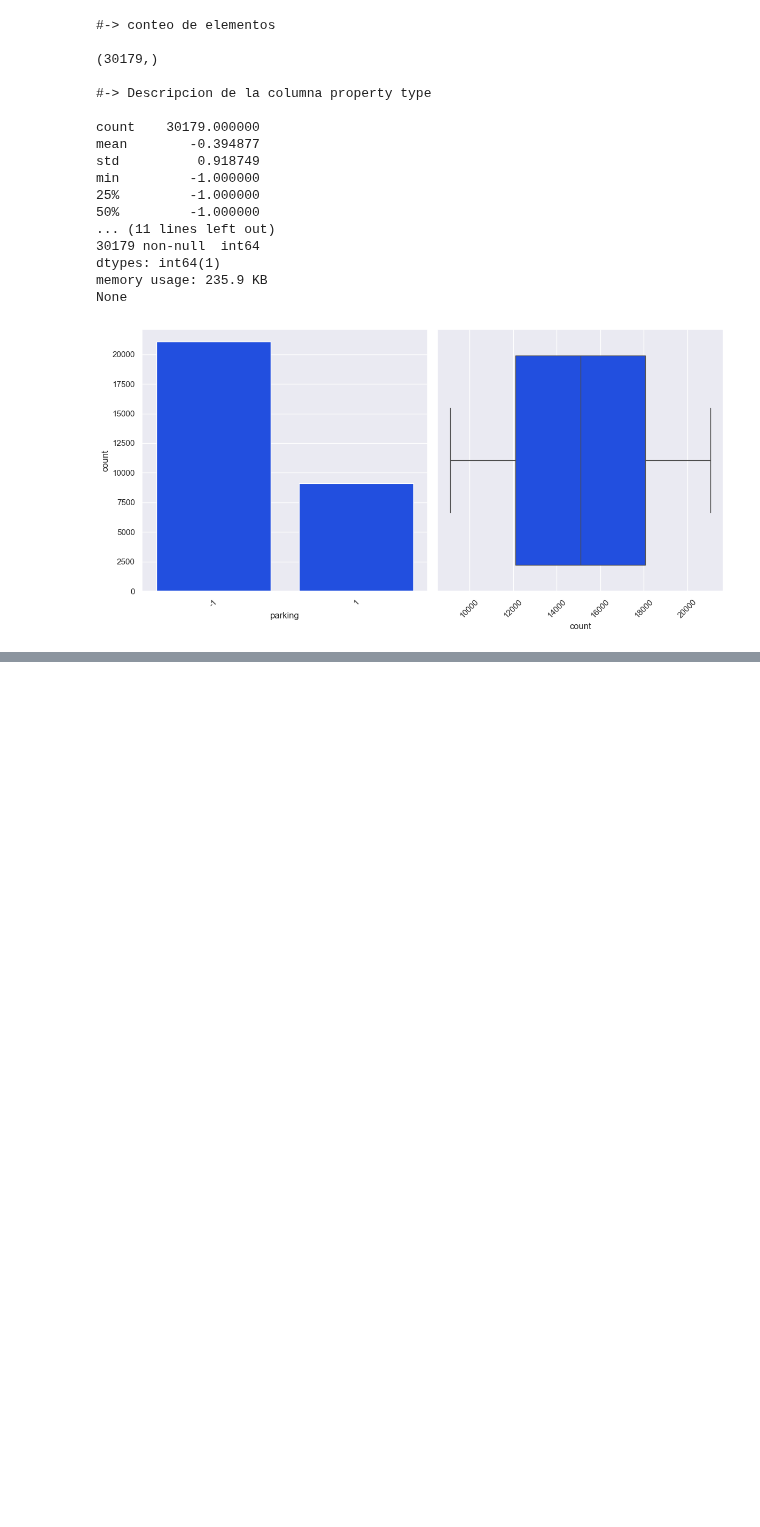
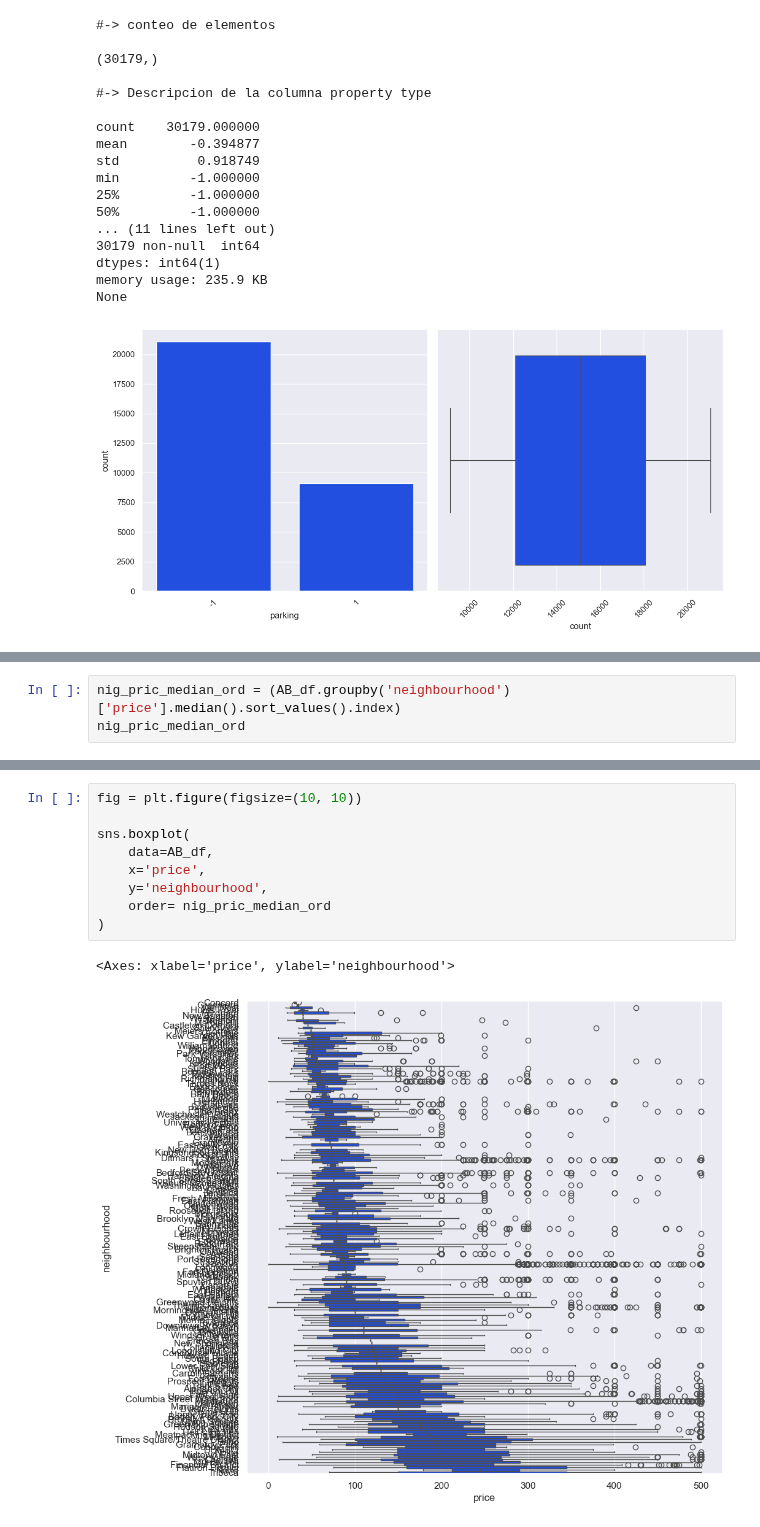
Before and after one commit to CabHug/Portfolio, a Jupyter notebook: Practicas/PRAI-AirBnB.ipynb, the cells around one changed output, grey strips where cells are left out. Cells and saved outputs as stored; diff of their text form; blank space fills up the shorter version.

```diff
--- a/Practicas/PRAI-AirBnB.ipynb
+++ b/Practicas/PRAI-AirBnB.ipynb
@@ -370,0 +433,3 @@ None
+# %%
+nig_pric_median_ord = (AB_df.groupby('neighbourhood')['price'].median().sort_values().index)
+nig_pric_median_ord
@@ -370,0 +445,12 @@ None
+# %%
+fig = plt.figure(figsize=(10, 10))
+
+sns.boxplot(
+    data=AB_df,
+    x='price',
+    y='neighbourhood',
+    order= nig_pric_median_ord
+)
+# %% [output]
+<Axes: xlabel='price', ylabel='neighbourhood'>
+[figure, added]
```
Also changed, not shown: parts of 12 cells of this notebook.
